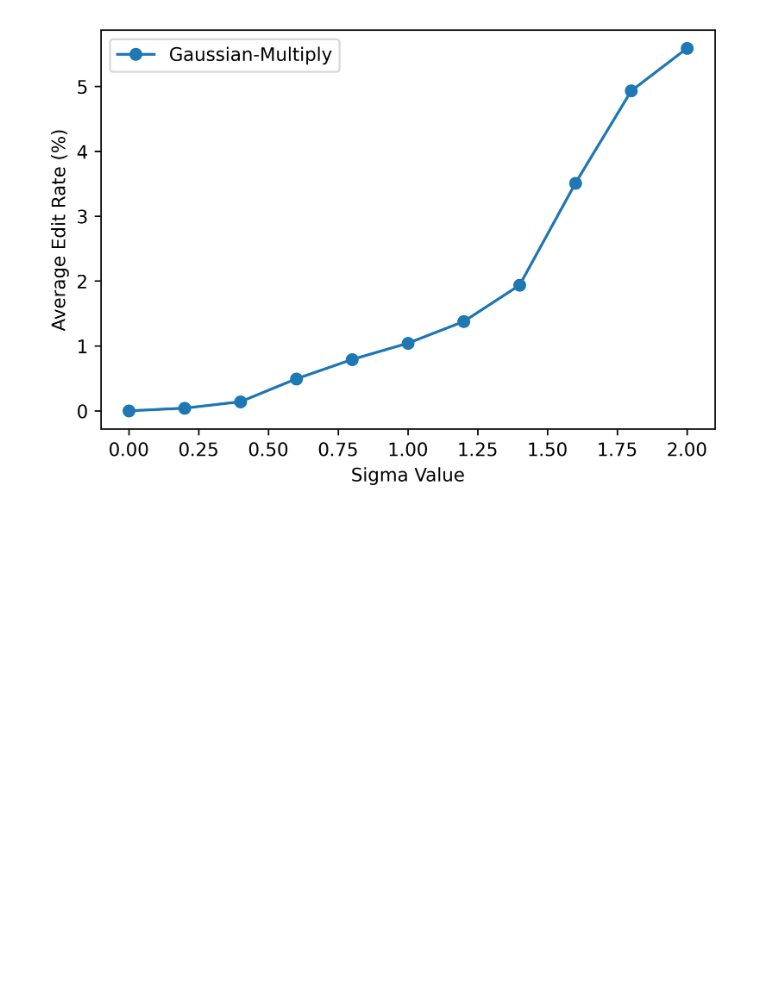
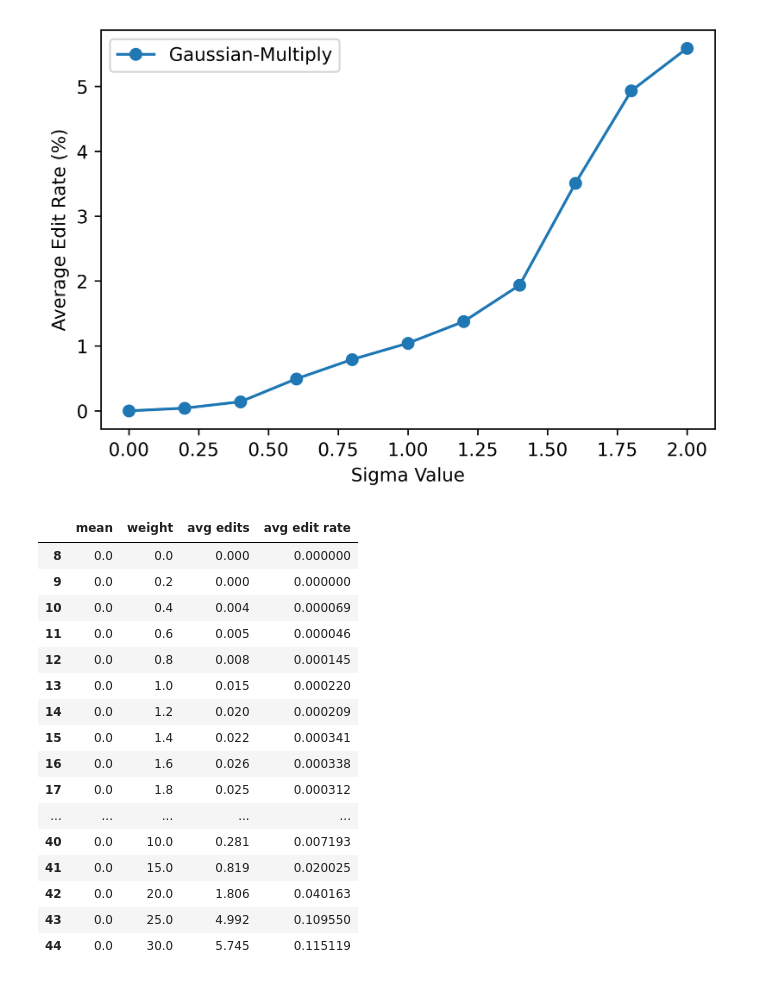
Before and after one commit to YufanWangYuki/NoiseGram, a Jupyter notebook: plot.ipynb, the cells around one changed output. Cells and saved outputs as stored; diff of their text form; code cells hidden in the pictures; blank space fills up the shorter version.

```diff
--- a/plot.ipynb
+++ b/plot.ipynb
@@ -156,3 +156,5 @@ ax.legend() #自动检测要在图例中显示的元素，并且显示
 plt.show() #图形可视化
 # %% [output]
 [figure]
+# %%
+txt_file = '/Users/yufanwang/Desktop/Study/Project/Data/count_add_gau.txt'
@@ -158,0 +180,26 @@ plt.show() #图形可视化
+# %%
+data = {'mean':mean,
+    'weight':weight,
+       'avg edits':avg_count,
+       'avg edit rate':avg_edit_rate}
+df = pd.DataFrame(data)
+df = df[(df['mean'] < 1) & (df['weight'] < 35)]
+df
+# %% [output]
+|  | mean | weight | avg edits | avg edit rate |
+| 8 | 0.0 | 0.0 | 0.000 | 0.000000 |
+| 9 | 0.0 | 0.2 | 0.000 | 0.000000 |
+| 10 | 0.0 | 0.4 | 0.004 | 0.000069 |
+| 11 | 0.0 | 0.6 | 0.005 | 0.000046 |
+| 12 | 0.0 | 0.8 | 0.008 | 0.000145 |
+| 13 | 0.0 | 1.0 | 0.015 | 0.000220 |
+| 14 | 0.0 | 1.2 | 0.020 | 0.000209 |
+| 15 | 0.0 | 1.4 | 0.022 | 0.000341 |
+| 16 | 0.0 | 1.6 | 0.026 | 0.000338 |
+| 17 | 0.0 | 1.8 | 0.025 | 0.000312 |
+| ... | ... | ... | ... | ... |
+| 40 | 0.0 | 10.0 | 0.281 | 0.007193 |
+| 41 | 0.0 | 15.0 | 0.819 | 0.020025 |
+| 42 | 0.0 | 20.0 | 1.806 | 0.040163 |
+| 43 | 0.0 | 25.0 | 4.992 | 0.109550 |
+| 44 | 0.0 | 30.0 | 5.745 | 0.115119 |
```
Also changed, not shown: parts of 3 cells of this notebook, 2 other files.
